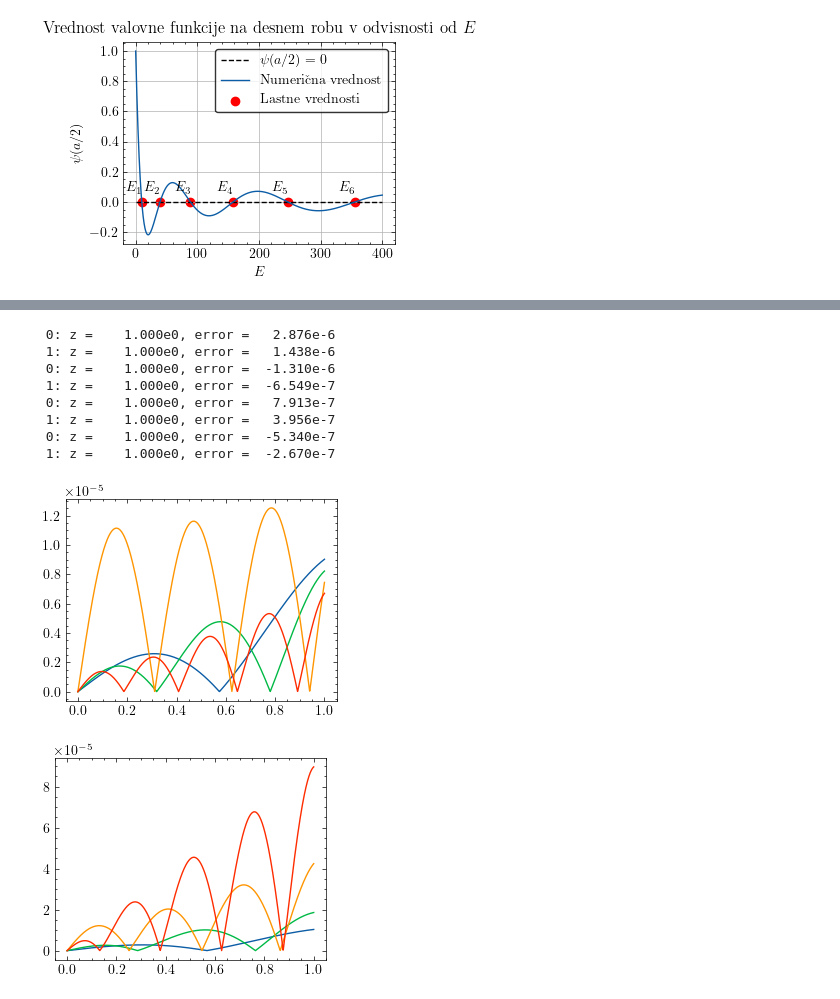
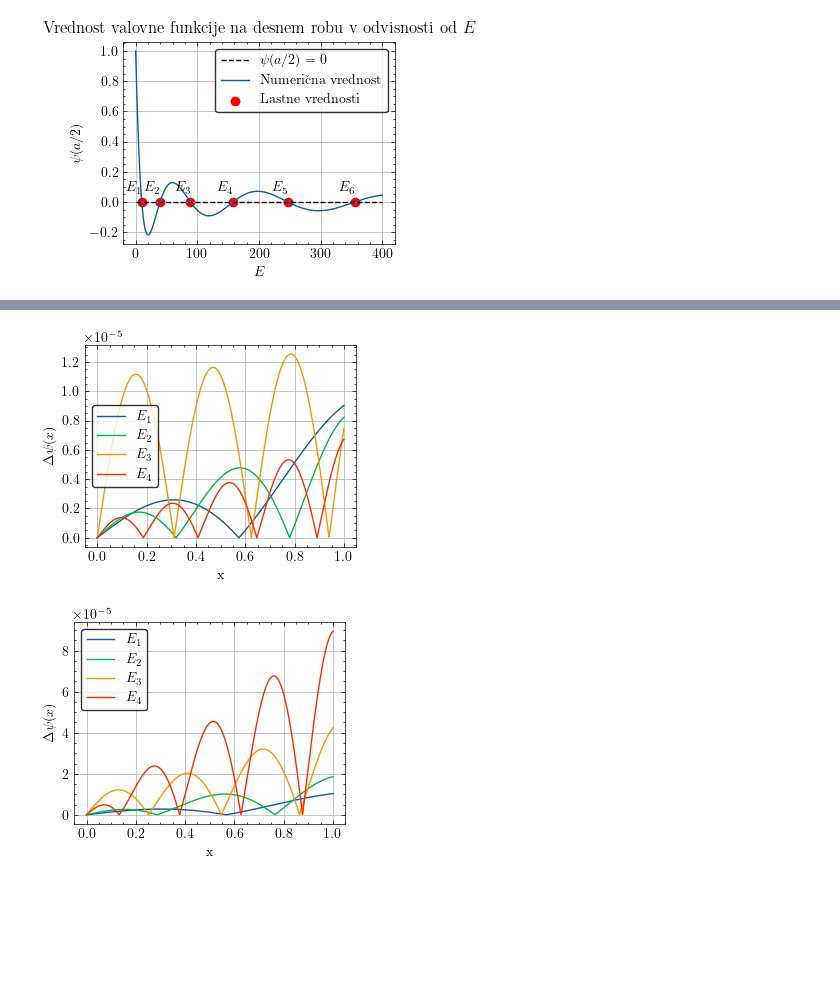
Before and after one commit to hyhmir/mafiski_praktikum, a Jupyter notebook: 08/analysing.ipynb, the cells around one changed output, grey strips where cells are left out. Drawn from its saved outputs; the diff is of its cells as text; code cells hidden in the pictures; blank space fills up the shorter version.

```diff
--- a/08/analysing.ipynb
+++ b/08/analysing.ipynb
@@ -79,31 +71,34 @@ plt.show()
 # %%
 def analytic_infinite_well(x, n):
     return np.sin(n * np.pi * x)
 
 
 for i, k in enumerate(k_zeros[:4]):
     analytic = analytic_infinite_well(t, i+1)
     sol = np.array(rs.shooter(0, 0, 1, 0.5, t, 1e-5, k**2, False, False))[:,0]
     sol = sol / np.max(np.abs(sol))
-    plt.plot(t, np.abs(sol - analytic), label=f'Absolutna napaka $E_{{{i+1}}}$')
+    plt.plot(t, np.abs(sol - analytic), label=f'$E_{{{i+1}}}$')
     # plt.plot(analytic)
     # plt.plot(sol)
+
+plt.grid()
+plt.legend(
+    facecolor="white",    # background color
+    edgecolor="black",    # border color
+    framealpha=0.8,       # transparency (1 is opaque)
+    frameon=True          # ensure the frame is drawn
+)
+plt.xlabel('x')
+plt.ylabel('$\\Delta\\psi (x)$')
+plt.savefig('graphs/sh_errs.pdf', dpi=512)
 # %% [output]
- 0: z =    1.000e0, error =   2.876e-6
- 1: z =    1.000e0, error =   1.438e-6
- 0: z =    1.000e0, error =  -1.310e-6
- 1: z =    1.000e0, error =  -6.549e-7
- 0: z =    1.000e0, error =   7.913e-7
- 1: z =    1.000e0, error =   3.956e-7
- 0: z =    1.000e0, error =  -5.340e-7
- 1: z =    1.000e0, error =  -2.670e-7
-[figure, old version]
+[figure, new version]
 # %%
 from bvp import fd
 
 def fdv(t, e):
     n = len(t)
-    return rs.fd([0]*n, [-e]*n, [0]*n, t, 0, 1e-16)
+    return rs.fd([0]*n, [-e]*n, [0]*n, t, 0, 1e-5)
     # return fd(0, -e, 0, t, 0, 1e-4)
 
 for i in range(4):
@@ -112,9 +107,21 @@ for i in range(4):
     if sol[0] > sol[1]:
         sol = -sol
     sol = sol / np.max(np.abs(sol))
-    plt.plot(t, np.abs(sol - analytic), label=f'Absolutna napaka $E_{{{i+1}}}$')
+    plt.plot(t, np.abs(sol - analytic), label=f'$E_{{{i+1}}}$')
+
+
+plt.grid()
+plt.legend(
+    facecolor="white",    # background color
+    edgecolor="black",    # border color
+    framealpha=0.8,       # transparency (1 is opaque)
+    frameon=True          # ensure the frame is drawn
+)
+plt.xlabel('x')
+plt.ylabel('$\\Delta\\psi (x)$')
+plt.savefig('graphs/fd_errs.pdf', dpi=512)
 # %% [output]
-[figure, old version]
+[figure, new version]
 # %%
 from timeit import timeit
 
```
Also changed, not shown: parts of 8 cells of this notebook, 10 other files.
